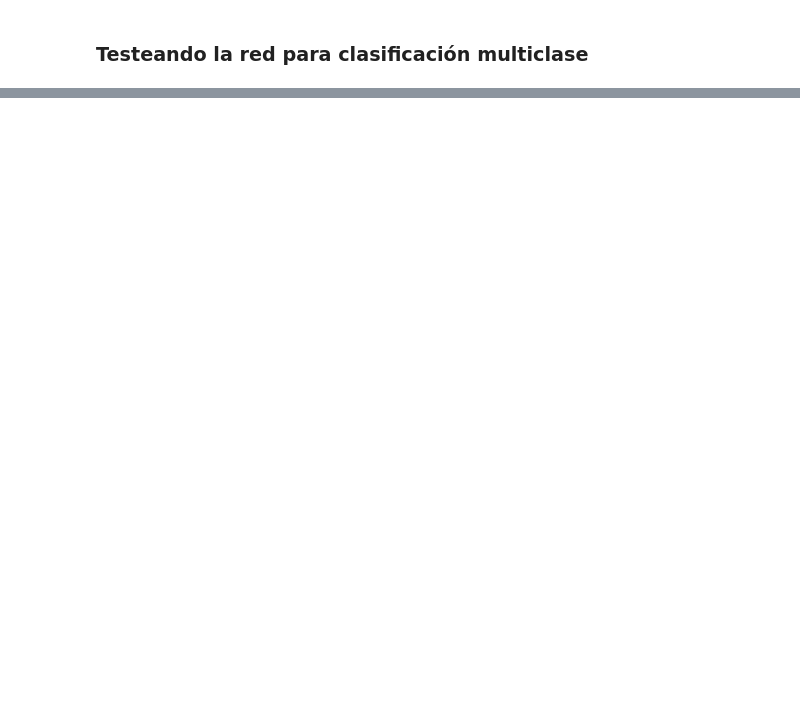
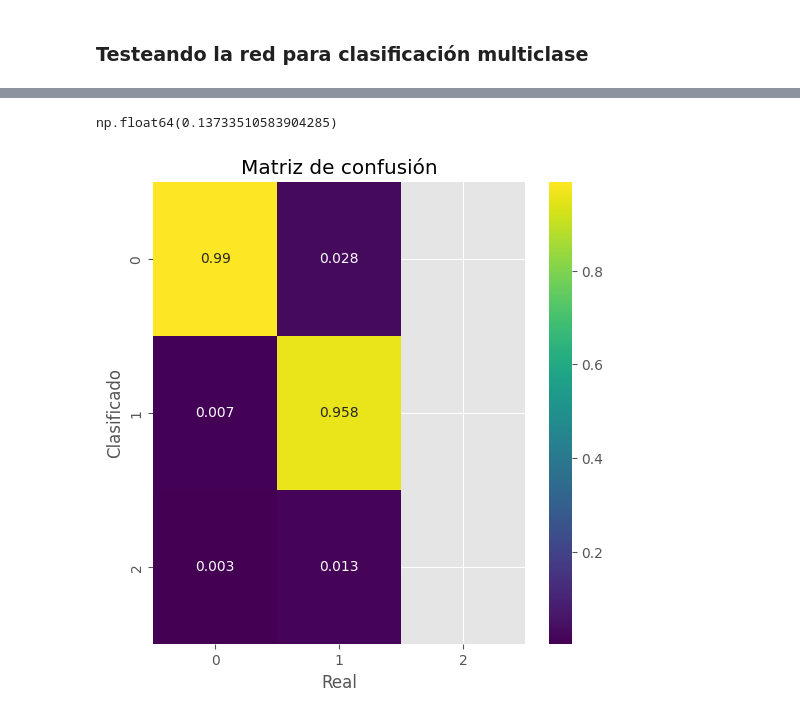
Before and after one commit to lucasbaldezzari/ann, a Jupyter notebook: heartbeat_clasification.ipynb, the cells around one changed output, grey strips where cells are left out. Cells and saved outputs as stored; diff of their text form; code cells hidden in the pictures; blank space fills up the shorter version.

```diff
--- a/heartbeat_clasification.ipynb
+++ b/heartbeat_clasification.ipynb
@@ -308,6 +322,6 @@ nn2 = NeuralNetwork(layers) ##creamos la red
 nn2.use(loss=mse, loss_prima=mse_prima) ##definimos la función de pérdida
 # %%
 ##entrenamos la red
-nn2.train(X_train_multiclass, y_train_multilabel, learning_rate=0.01, epochs=5, tolerancia=1e-3, imprimir_cada=10)
+nn2.train(X_train_multiclass, y_train_multilabel, learning_rate=0.01, epochs=100, tolerancia=1e-3, imprimir_cada=10)
 # %% [output]
 Época 0, MSE: [[1.66654144e-01 2.22222119e-01 1.08396127e-09]]
@@ -325,0 +341,6 @@ array([[9.99999990e-01, 5.89139687e-05, 1.52918361e-10],
+# %%
+##me quedo con los indices de probas donde todos los elementos son ceros.
+##tener en cuenta que probas es un array de 3 columnas, una por cada muestra. Es decir, (muestras, 3)
+
+indices = np.where((data_clasificada == 0).all(axis=1))[0]
+indices.shape
@@ -325,0 +371,24 @@ array([[9.99999990e-01, 5.89139687e-05, 1.52918361e-10],
+# %%
+##elimino los indices en data_clasificada y en y_test para poder comparar
+data_clasificada_filtrada = np.delete(data_clasificada, indices, axis=0)
+y_test_filtrada = np.delete(y_test, indices, axis=0)
+
+##decodifico data_clasificada_filtrada
+data_clasificada_filtrada = encoder.inverse_transform(data_clasificada_filtrada)
+data_clasificada_filtrada.mean()
+# %% [output]
+np.float64(0.13733510583904285)
+# %%
+##obtengo la matriz de confusión entre y_test_filtrada y data_clasificada_filtrada
+mc = confusion_matrix(y_test_filtrada, data_clasificada_filtrada)
+mc_norm = mc/mc.sum(axis=0)
+# %%
+##grafico la matriz de confusión
+plt.figure(figsize=(6,6))
+sns.heatmap(mc_norm.round(3), annot=True, cmap='viridis', fmt='g')
+plt.xlabel('Real')
+plt.ylabel('Clasificado')
+plt.title('Matriz de confusión')
+plt.show()
+# %% [output]
+[figure, added]
```
Also changed, not shown: parts of 14 cells of this notebook, 1 other file.
